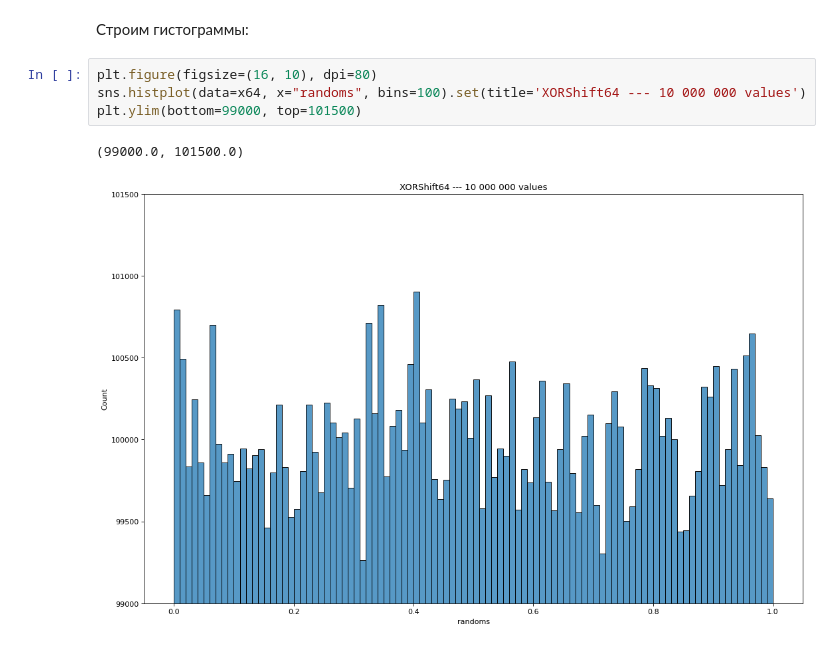
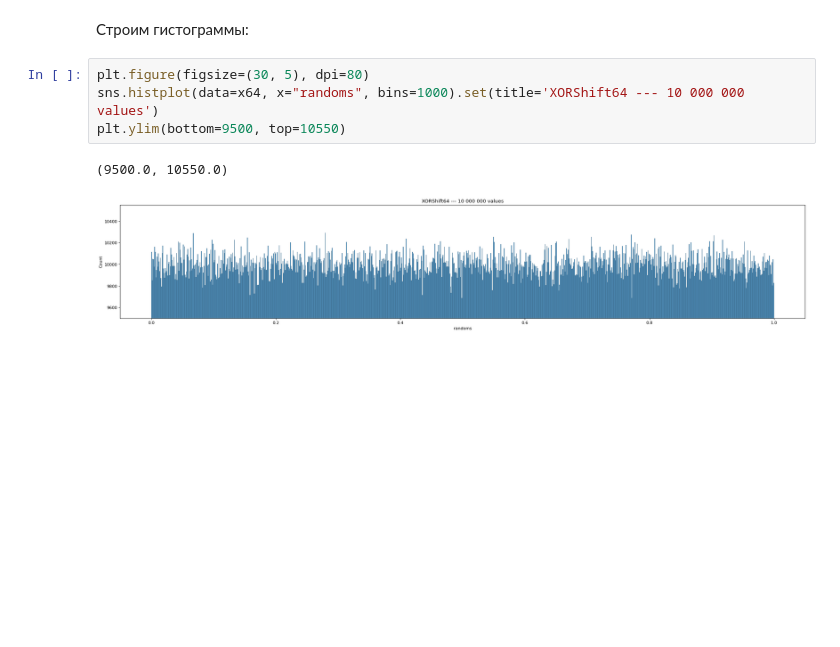
Before and after one commit to JoelWillLiveForever/nikulin, a Jupyter notebook: cpp/2_pi_monte_carlo/histogram/histogram.ipynb, the cells around one changed output. Saved outputs shown, nothing was run; the diff lists cells and outputs as text; blank space fills up the shorter version.

```diff
--- a/cpp/2_pi_monte_carlo/histogram/histogram.ipynb
+++ b/cpp/2_pi_monte_carlo/histogram/histogram.ipynb
@@ -60,10 +53,10 @@ Name: randoms, dtype: float64
 # %% [markdown]
 Строим гистограммы:
 # %%
-plt.figure(figsize=(16, 10), dpi=80)
-sns.histplot(data=x64, x="randoms", bins=100).set(title='XORShift64 --- 10 000 000 values')
-plt.ylim(bottom=99000, top=101500)
+plt.figure(figsize=(30, 5), dpi=80)
+sns.histplot(data=x64, x="randoms", bins=1000).set(title='XORShift64 --- 10 000 000 values')
+plt.ylim(bottom=9500, top=10550)
 # %% [output]
-(99000.0, 101500.0)
+(9500.0, 10550.0)
-[figure, old version]
+[figure, new version]
 # %%
```
Also changed, not shown: parts of 6 cells of this notebook.
